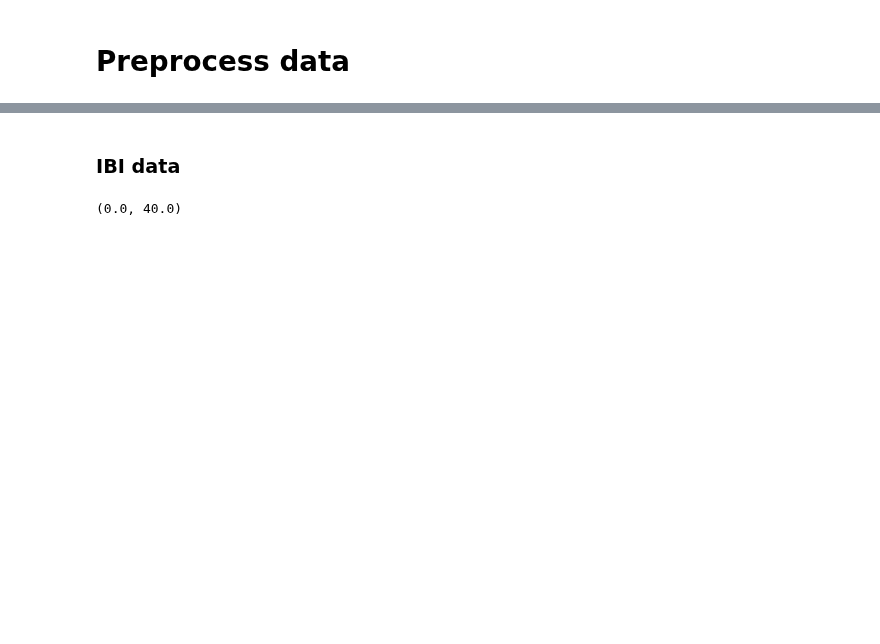
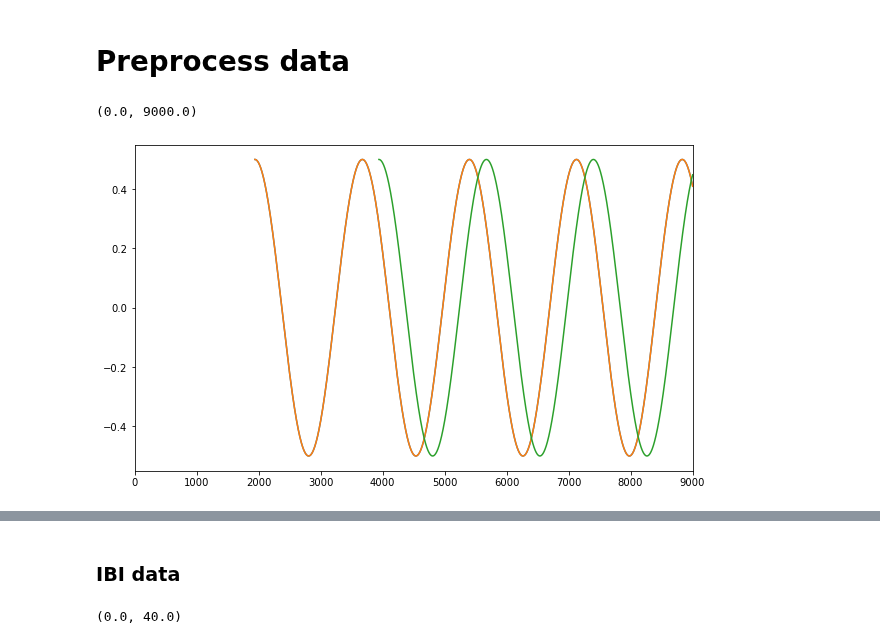
Before and after one commit to visserle/two-hearts, a Jupyter notebook: 05_simulation.ipynb, the cells around one changed output, grey strips where cells are left out. Saved outputs shown, nothing was run; the diff lists cells and outputs as text; code cells hidden in the pictures; blank space fills up the shorter version.

```diff
--- a/05_simulation.ipynb
+++ b/05_simulation.ipynb
@@ -169,12 +204,42 @@ del rpeaks_idx["sync_temp"]
 # %%
-data = {}
+length = len(rpeaks["gaze"][0])
+
+data_simul_temp = {}
 for con in ["gaze","sync"]:
-    data[con] = [
+    if con == "sync":
+        data_simul_temp[con] = [
         rpeaks_cosine_interpolation(
             rpeaks_idx[con][i],
-            length)
+            length+lag) # add lag to length of time series
         for i in participants
     ]
+    else:
+        data_simul_temp[con] = [
+            rpeaks_cosine_interpolation(
+                rpeaks_idx[con][i],
+                length)
+            for i in participants
+        ]
+
+data_simul_temp["sync"][::2] = [
+    data_simul_temp["sync"][i][:-lag]
+    for i in participants
+    if i % 2 == 0
+]
+
+data_simul_temp["sync"][1::2] = [
+    data_simul_temp["sync"][i][:-lag]
+    for i in participants
+    if i % 2 == 1
+]
+# %%
+plt.plot(data_simul_temp["gaze"][0])
+plt.plot(data_simul_temp["sync"][0])
+plt.plot(data_simul_temp["sync"][1])
+plt.xlim(0,9000)
+# %% [output]
+(0.0, 9000.0)
+[figure, added]
 # %%
 # Show noise percentage
 noise_added = [
```
Also changed, not shown: parts of 13 cells of this notebook.
